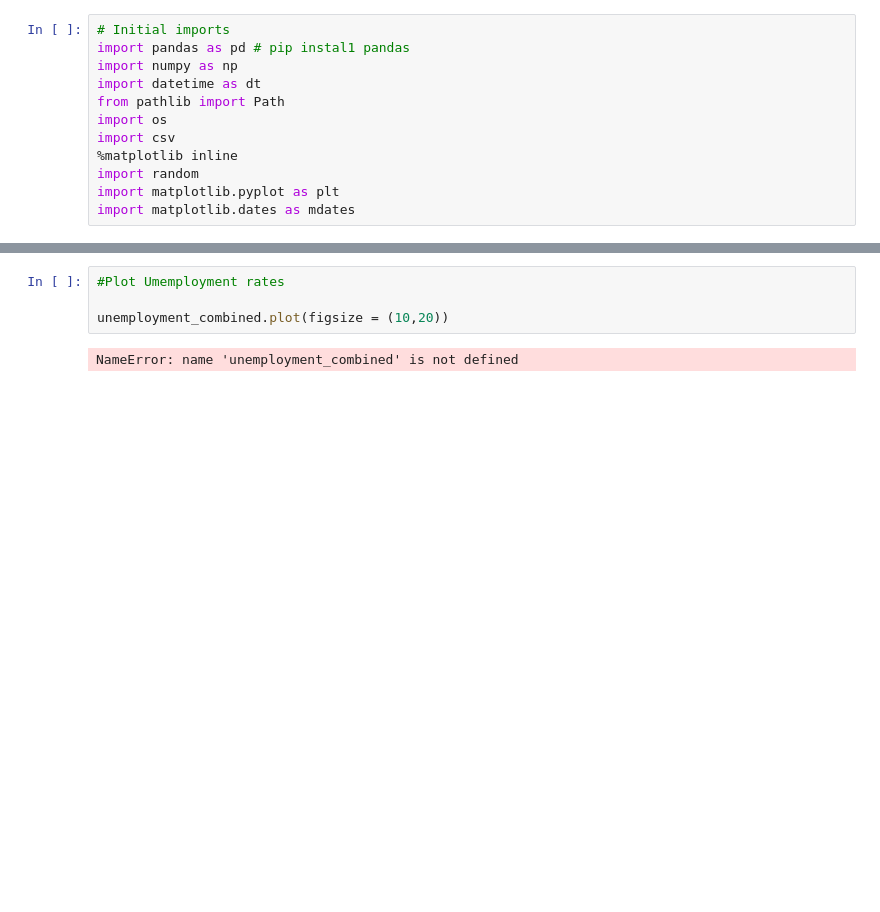
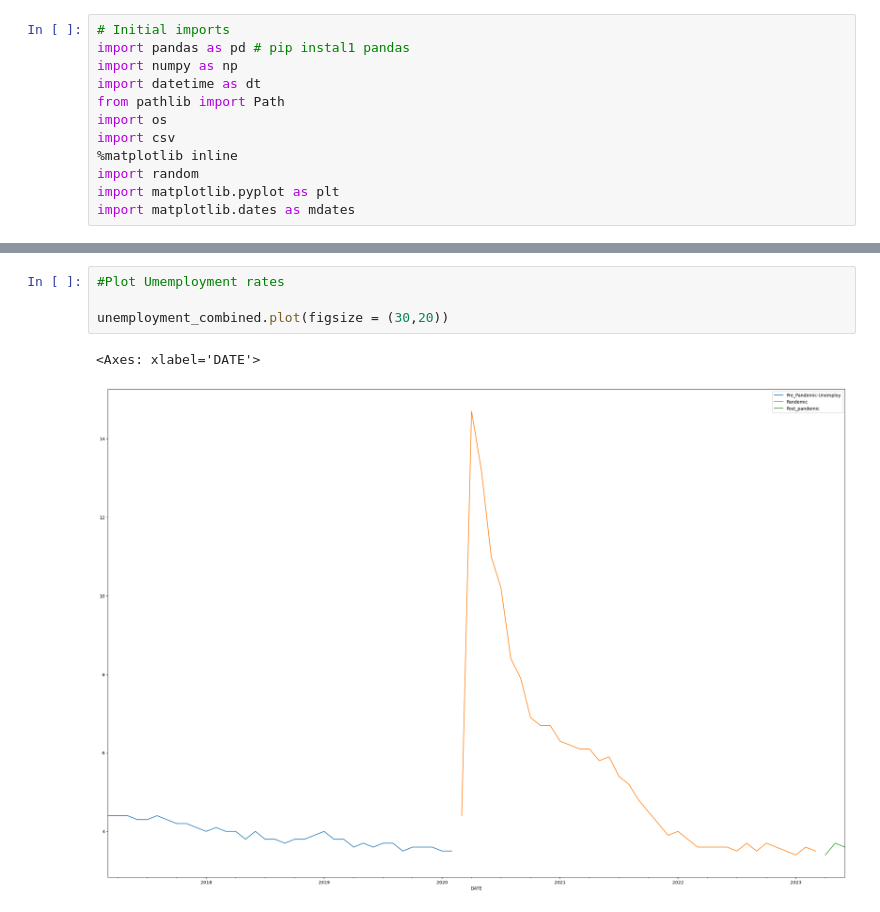
Before and after one commit to SMSIMKO/Group-4-Project-, a Jupyter notebook: Stacey.ipynb, the cells around one changed output, grey strips where cells are left out. Saved outputs shown, nothing was run; the diff lists cells and outputs as text; blank space fills up the shorter version.

```diff
--- a/Stacey.ipynb
+++ b/Stacey.ipynb
@@ -46,8 +76,9 @@ NameError: name 'pre_pandemic_unemploy_csv' is not defined
 # %%
 #Plot Umemployment rates
 
-unemployment_combined.plot(figsize = (10,20))
+unemployment_combined.plot(figsize = (30,20))
 # %% [output]
-NameError: name 'unemployment_combined' is not defined
+<Axes: xlabel='DATE'>
+[figure, added]
 # %%
 # Reading Home Price Index CSV
```
Also changed, not shown: parts of 16 cells of this notebook.
